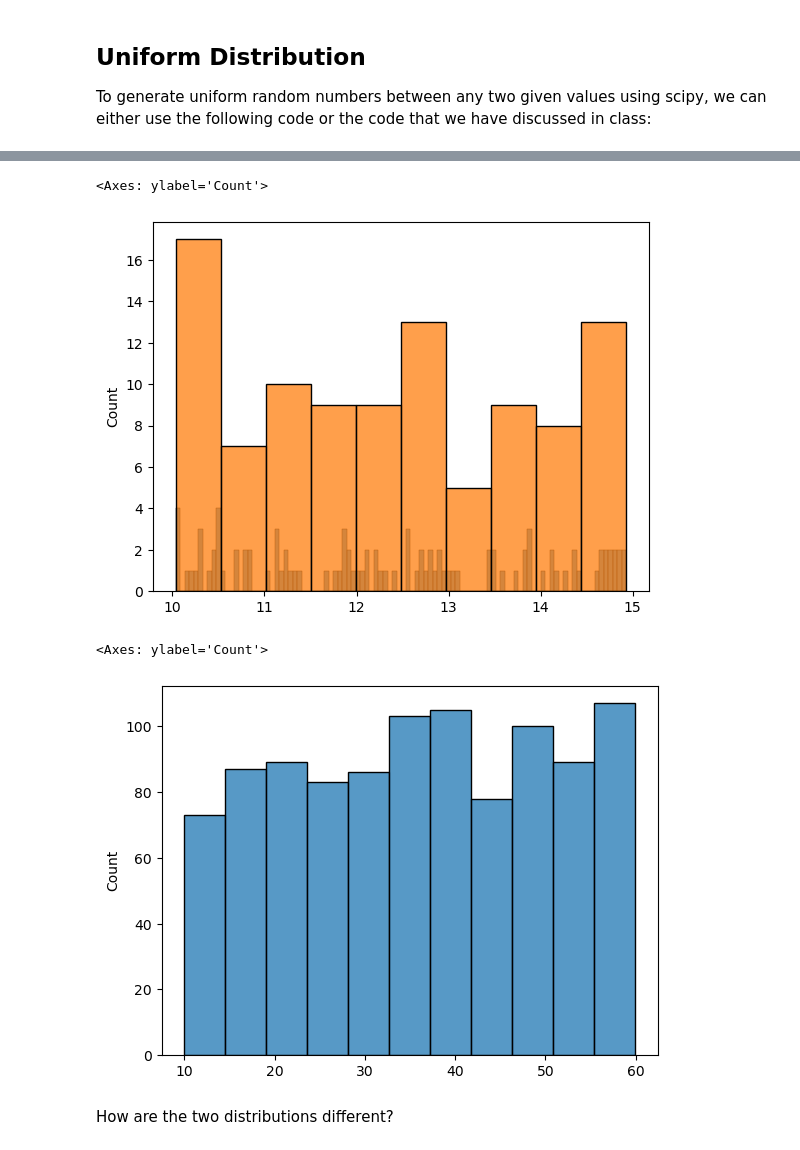
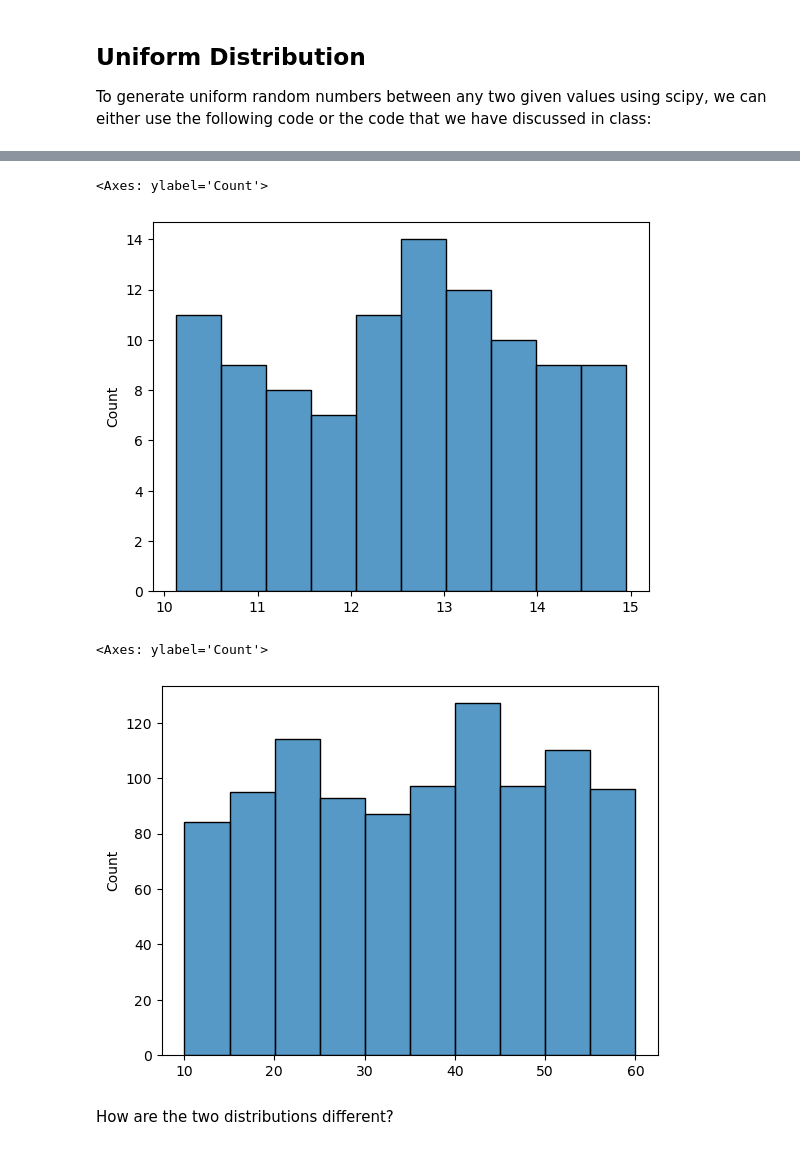
Before and after one commit to ironhack-labs/lab-continuous-probability-distributions-en, a Jupyter notebook: your-code/main.ipynb, the cells around one changed output, grey strips where cells are left out. Cells and saved outputs as stored; diff of their text form; code cells hidden in the pictures.

```diff
--- a/your-code/main.ipynb
+++ b/your-code/main.ipynb
@@ -55,16 +55,15 @@ hundr = threeParamsDist(10,15,100)
 thousnd = threeParamsDist(10,60,1000)
 # %%
 # your code here
-sns.histplot(data = hundr, bins=100)
 sns.histplot(data = hundr, bins=10)
 # %% [output]
 <Axes: ylabel='Count'>
-[figure, old version]
+[figure, new version]
 # %%
-sns.histplot(data = thousnd)
+sns.histplot(data = thousnd, bins=10)
 # %% [output]
 <Axes: ylabel='Count'>
-[figure, old version]
+[figure, new version]
 # %% [markdown]
 How are the two distributions different?
 # %% [markdown]
```
Also changed, not shown: parts of 1 cell of this notebook.
